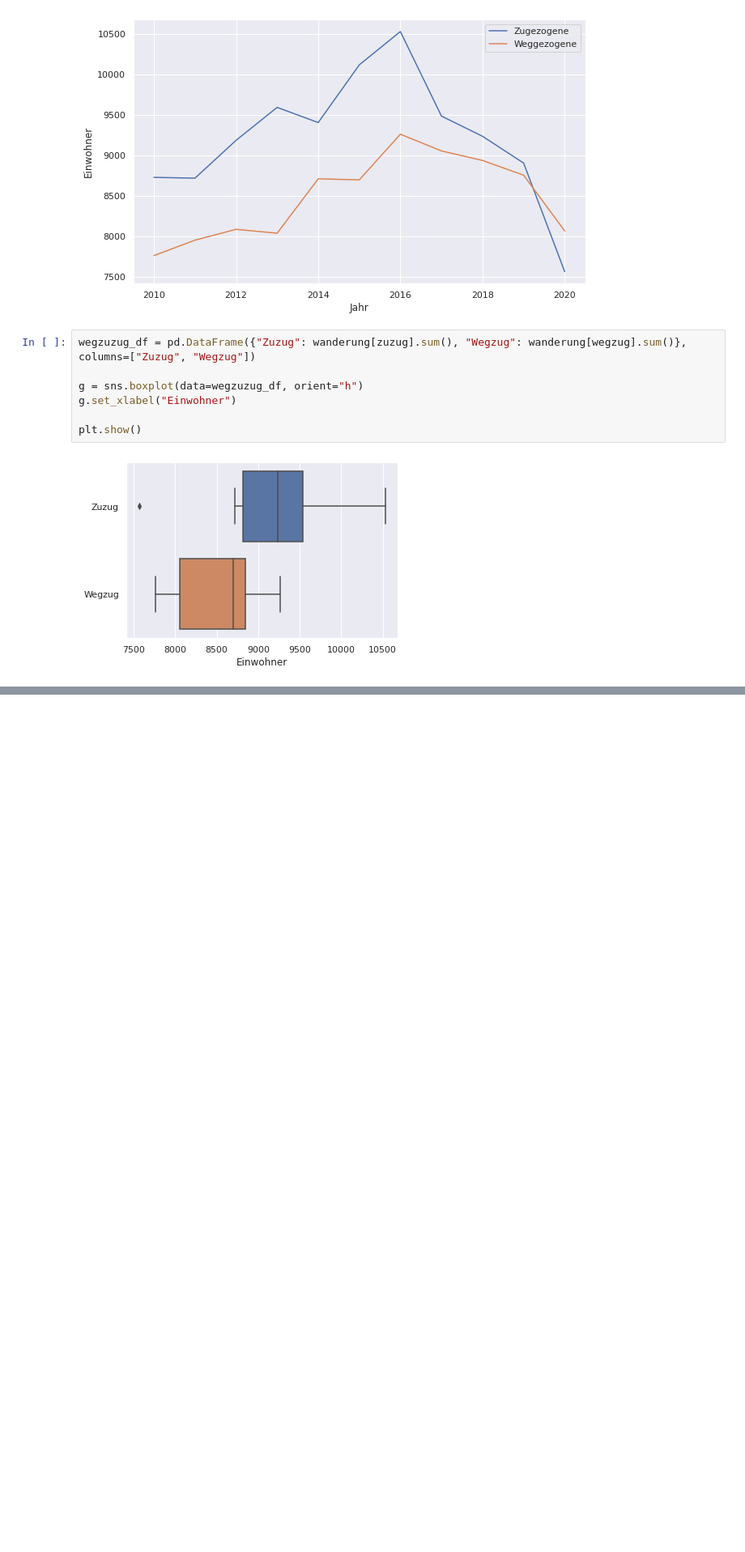
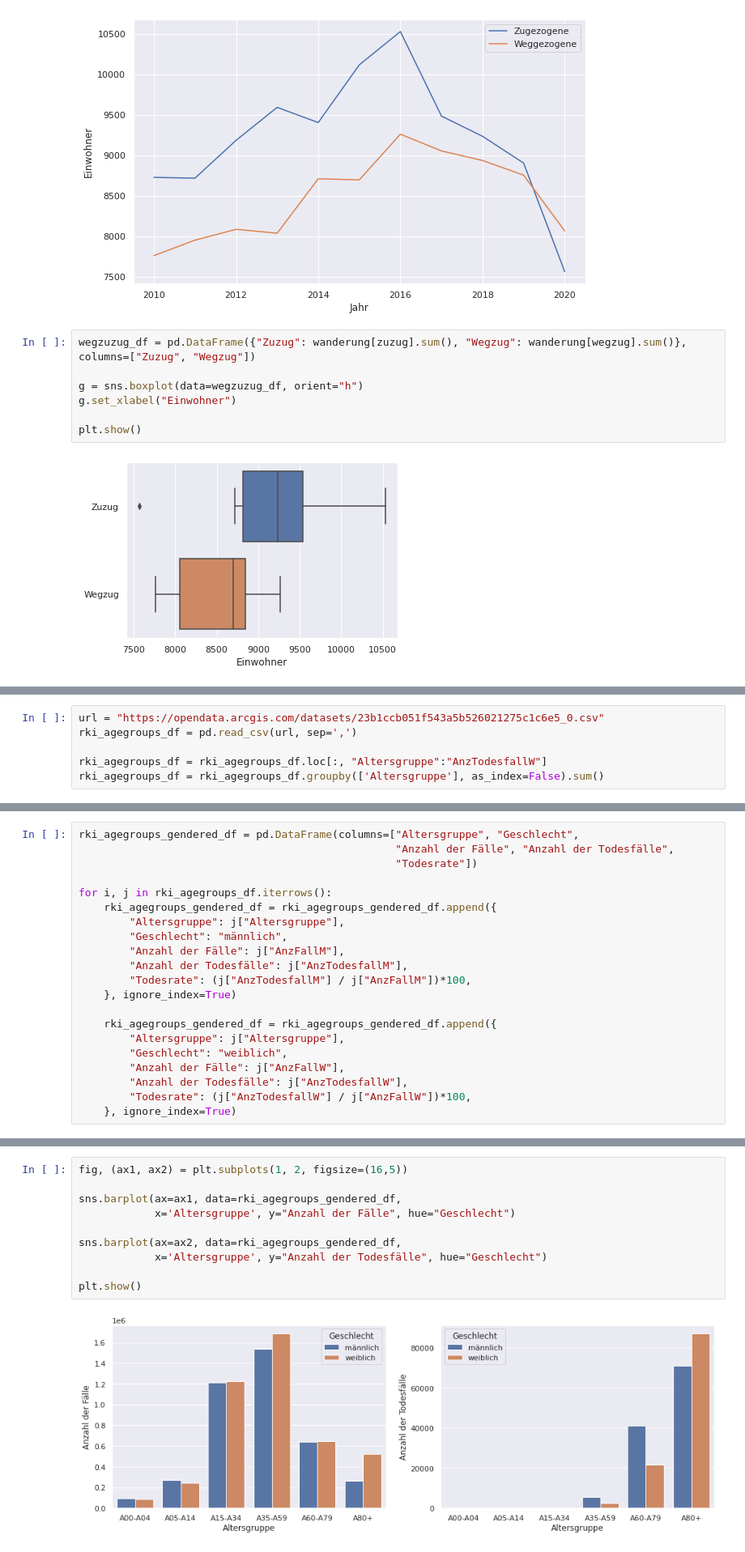
Before and after one commit to eco3/stochastik-abgaben, a Jupyter notebook: Abgabe01/5facts.ipynb, the cells around one changed output, grey strips where cells are left out. Shown: that part at 81% size. Saved outputs shown, nothing was run; the diff lists cells and outputs as text; blank space fills up the shorter version.

```diff
--- a/Abgabe01/5facts.ipynb
+++ b/Abgabe01/5facts.ipynb
@@ -156,0 +161,6 @@ plt.show()
+# %%
+url = "https://opendata.arcgis.com/datasets/23b1ccb051f543a5b526021275c1c6e5_0.csv"
+rki_agegroups_df = pd.read_csv(url, sep=',')
+
+rki_agegroups_df = rki_agegroups_df.loc[:, "Altersgruppe":"AnzTodesfallW"]
+rki_agegroups_df = rki_agegroups_df.groupby(['Altersgruppe'], as_index=False).sum()
@@ -156,0 +177,21 @@ plt.show()
+# %%
+rki_agegroups_gendered_df = pd.DataFrame(columns=["Altersgruppe", "Geschlecht",
+                                                  "Anzahl der Fälle", "Anzahl der Todesfälle",
+                                                  "Todesrate"])
+
+for i, j in rki_agegroups_df.iterrows():
+    rki_agegroups_gendered_df = rki_agegroups_gendered_df.append({
+        "Altersgruppe": j["Altersgruppe"],
+        "Geschlecht": "männlich",
+        "Anzahl der Fälle": j["AnzFallM"],
+        "Anzahl der Todesfälle": j["AnzTodesfallM"],
+        "Todesrate": (j["AnzTodesfallM"] / j["AnzFallM"])*100,
+    }, ignore_index=True)
+
+    rki_agegroups_gendered_df = rki_agegroups_gendered_df.append({
+        "Altersgruppe": j["Altersgruppe"],
+        "Geschlecht": "weiblich",
+        "Anzahl der Fälle": j["AnzFallW"],
+        "Anzahl der Todesfälle": j["AnzTodesfallW"],
+        "Todesrate": (j["AnzTodesfallW"] / j["AnzFallW"])*100,
+    }, ignore_index=True)
@@ -156,0 +214,12 @@ plt.show()
+# %%
+fig, (ax1, ax2) = plt.subplots(1, 2, figsize=(16,5))
+
+sns.barplot(ax=ax1, data=rki_agegroups_gendered_df,
+            x='Altersgruppe', y="Anzahl der Fälle", hue="Geschlecht")
+
+sns.barplot(ax=ax2, data=rki_agegroups_gendered_df,
+            x='Altersgruppe', y="Anzahl der Todesfälle", hue="Geschlecht")
+
+plt.show()
+# %% [output]
+[figure, added]
```
Also changed, not shown: parts of 5 cells of this notebook.
